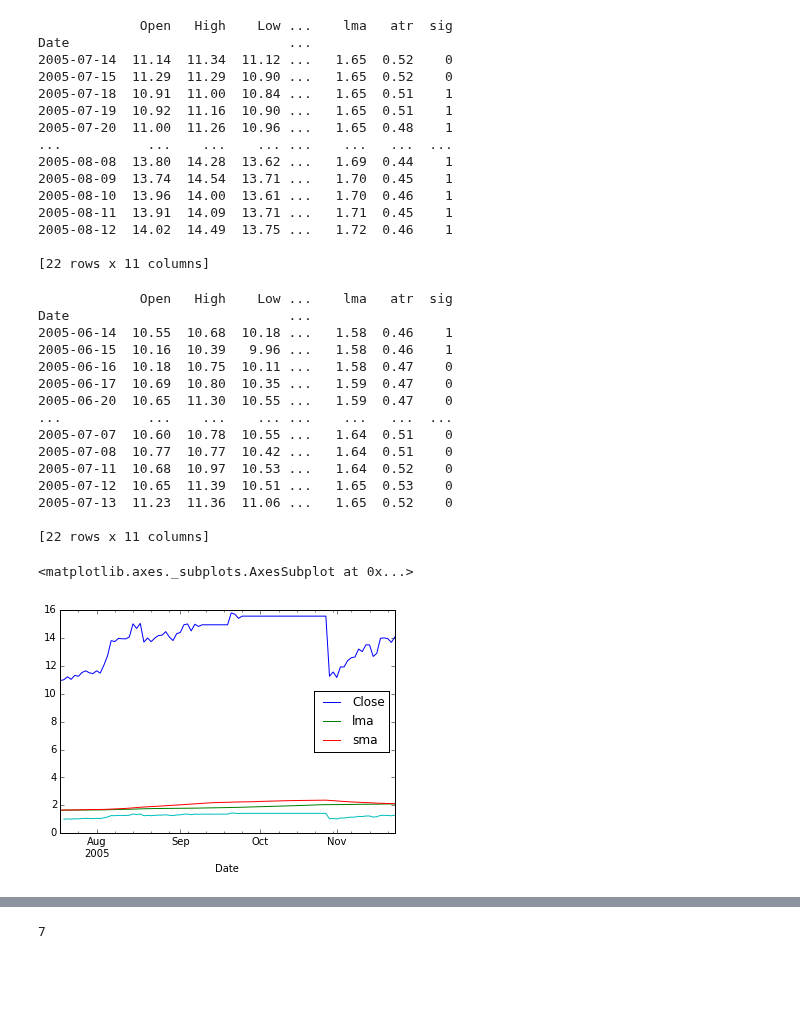
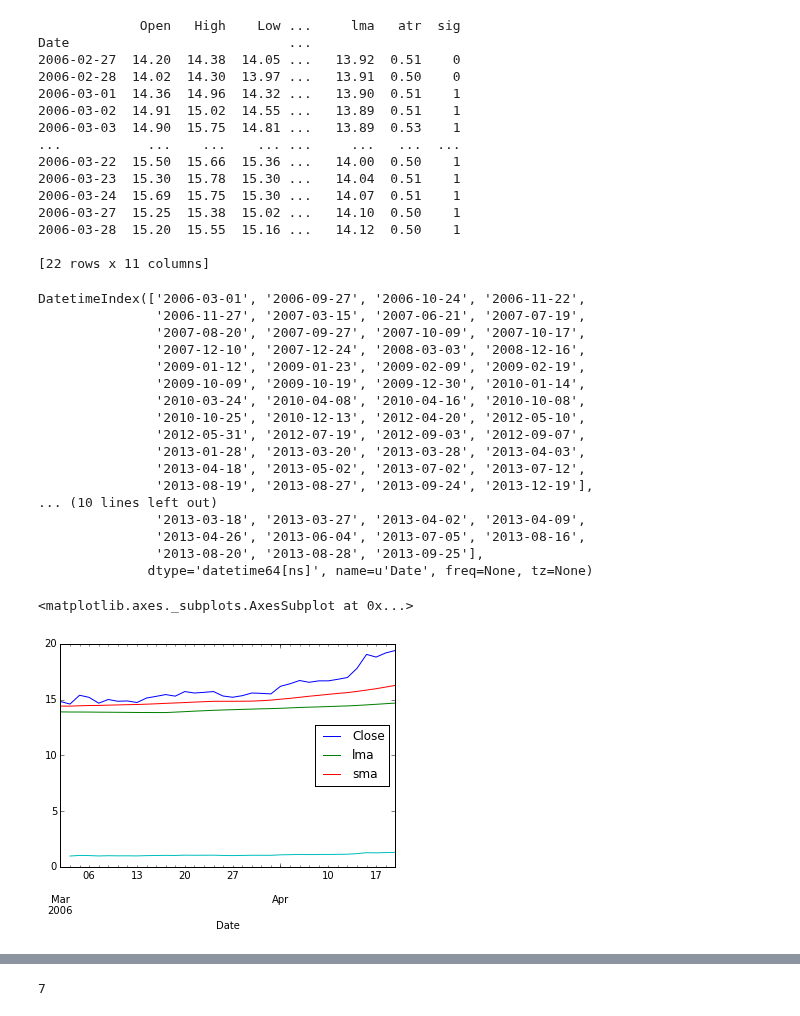
Before and after one commit to belmount/tmpy, a Jupyter notebook: khsw.ipynb, the cells around one changed output, grey strips where cells are left out. Cells and saved outputs as stored; diff of their text form; code cells hidden in the pictures; blank space fills up the shorter version.

```diff
--- a/khsw.ipynb
+++ b/khsw.ipynb
@@ -32,7 +32,7 @@ tr(data)
 data['TR'] = tr(data)
 # %%
 def ma(data, timespan):
-    return pd.rolling_mean(data['Adj Close'], timespan)
+    return pd.rolling_mean(data['Close'], timespan)
 short_span = 30
 long_span = 100
 data['sma'] = ma(data, short_span)
@@ -103,19 +103,19 @@ entry_days = data[data.sig > data.sig.shift()].index
 i = data.index.get_loc(entry_days[0])
 data[i-2 :i + 20]
 # %% [output]
-             Open   High    Low ...    lma   atr  sig
+             Open   High    Low ...     lma   atr  sig
 Date                            ...
-2005-07-14  11.14  11.34  11.12 ...   1.65  0.52    0
-2005-07-15  11.29  11.29  10.90 ...   1.65  0.52    0
-2005-07-18  10.91  11.00  10.84 ...   1.65  0.51    1
-2005-07-19  10.92  11.16  10.90 ...   1.65  0.51    1
-2005-07-20  11.00  11.26  10.96 ...   1.65  0.48    1
-...           ...    ...    ... ...    ...   ...  ...
-2005-08-08  13.80  14.28  13.62 ...   1.69  0.44    1
-2005-08-09  13.74  14.54  13.71 ...   1.70  0.45    1
-2005-08-10  13.96  14.00  13.61 ...   1.70  0.46    1
-2005-08-11  13.91  14.09  13.71 ...   1.71  0.45    1
-2005-08-12  14.02  14.49  13.75 ...   1.72  0.46    1
+2006-02-27  14.20  14.38  14.05 ...   13.92  0.51    0
+2006-02-28  14.02  14.30  13.97 ...   13.91  0.50    0
+2006-03-01  14.36  14.96  14.32 ...   13.90  0.51    1
+2006-03-02  14.91  15.02  14.55 ...   13.89  0.51    1
+2006-03-03  14.90  15.75  14.81 ...   13.89  0.53    1
+...           ...    ...    ... ...     ...   ...  ...
+2006-03-22  15.50  15.66  15.36 ...   14.00  0.50    1
+2006-03-23  15.30  15.78  15.30 ...   14.04  0.51    1
+2006-03-24  15.69  15.75  15.30 ...   14.07  0.51    1
+2006-03-27  15.25  15.38  15.02 ...   14.10  0.50    1
+2006-03-28  15.20  15.55  15.16 ...   14.12  0.50    1
 
 [22 rows x 11 columns]
 # %%
@@ -124,50 +124,57 @@ exit_days[1]
 
 i = data.index.get_loc(exit_days[0])
 data[i-2 :i + 20]
+
+print(entry_days)
+print(exit_days)
 # %% [output]
-             Open   High    Low ...    lma   atr  sig
-Date                            ...
-2005-06-14  10.55  10.68  10.18 ...   1.58  0.46    1
-2005-06-15  10.16  10.39   9.96 ...   1.58  0.46    1
-2005-06-16  10.18  10.75  10.11 ...   1.58  0.47    0
-2005-06-17  10.69  10.80  10.35 ...   1.59  0.47    0
-2005-06-20  10.65  11.30  10.55 ...   1.59  0.47    0
-...           ...    ...    ... ...    ...   ...  ...
-2005-07-07  10.60  10.78  10.55 ...   1.64  0.51    0
-2005-07-08  10.77  10.77  10.42 ...   1.64  0.51    0
-2005-07-11  10.68  10.97  10.53 ...   1.64  0.52    0
-2005-07-12  10.65  11.39  10.51 ...   1.65  0.53    0
-2005-07-13  11.23  11.36  11.06 ...   1.65  0.52    0
-
-[22 rows x 11 columns]
+DatetimeIndex(['2006-03-01', '2006-09-27', '2006-10-24', '2006-11-22',
+               '2006-11-27', '2007-03-15', '2007-06-21', '2007-07-19',
+               '2007-08-20', '2007-09-27', '2007-10-09', '2007-10-17',
+               '2007-12-10', '2007-12-24', '2008-03-03', '2008-12-16',
+               '2009-01-12', '2009-01-23', '2009-02-09', '2009-02-19',
+               '2009-10-09', '2009-10-19', '2009-12-30', '2010-01-14',
+               '2010-03-24', '2010-04-08', '2010-04-16', '2010-10-08',
+               '2010-10-25', '2010-12-13', '2012-04-20', '2012-05-10',
+               '2012-05-31', '2012-07-19', '2012-09-03', '2012-09-07',
+               '2013-01-28', '2013-03-20', '2013-03-28', '2013-04-03',
+               '2013-04-18', '2013-05-02', '2013-07-02', '2013-07-12',
+               '2013-08-19', '2013-08-27', '2013-09-24', '2013-12-19'],
+... (10 lines left out)
+               '2013-03-18', '2013-03-27', '2013-04-02', '2013-04-09',
+               '2013-04-26', '2013-06-04', '2013-07-05', '2013-08-16',
+               '2013-08-20', '2013-08-28', '2013-09-25'],
+              dtype='datetime64[ns]', name=u'Date', freq=None, tz=None)
 # %%
 from datetime import timedelta
 def get_trans(data, index, entry_days, exit_days):
+    if index >= len(exit_days): return None
     start_date = entry_days[index]
     end_date = exit_days[index]
     if start_date > end_date and index < len(exit_days)-1:
         end_date = exit_days[index + 1]
     elif start_date > end_date:
         end_date = data.index[-1]
 
     end_date = end_date - timedelta(days=1)
     return data[start_date : end_date ].copy()
 
 #print(entry_days[0], exit_days[0])
 #entry_days[0] > exit_days[0]
 get_trans(data, 0, entry_days, exit_days)
 
+get_trans(data, 1, entry_days, exit_days).tail()
 
 trans_1 = get_trans(data, 0, entry_days, exit_days)
 price_change = trans_1['Adj Close'].pct_change()
 ret = ( price_change + 1).cumprod()
 trans_1[['Close', 'lma', 'sma']].plot()
 ret.plot()
-
+#trans_1.tail()
 # and ax2 is in the lower row
 # %% [output]
 <matplotlib.axes._subplots.AxesSubplot at 0x...>
-[figure, old version]
+[figure, new version]
 # %%
 def get_first_date(dates):
     if len(dates) > 0 :
```
Also changed, not shown: parts of 11 cells of this notebook.
